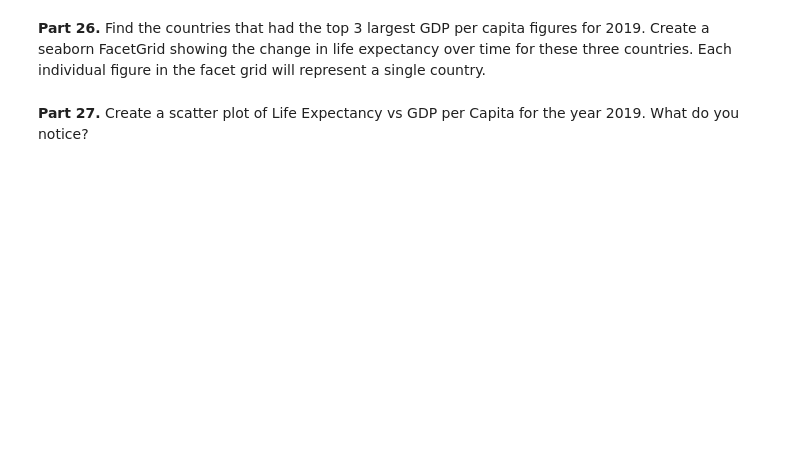
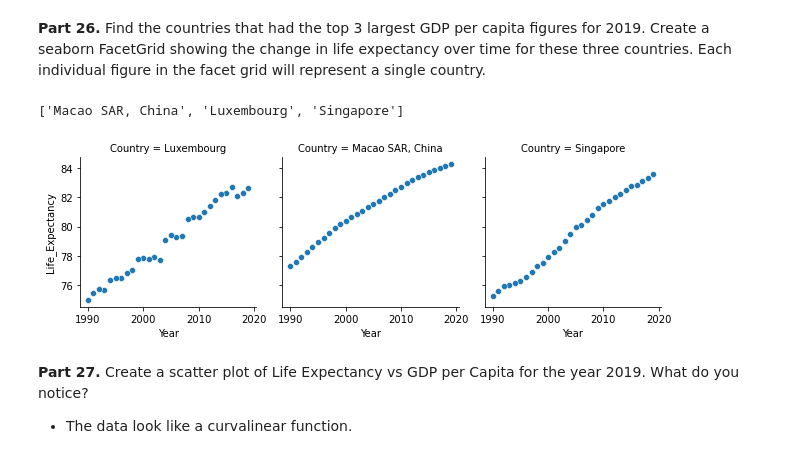
Before and after one commit to Claytor/exploratory_analysis_of_un_data, a Jupyter notebook: notebooks/UN Data Exploration.ipynb, the cells around one changed output. Drawn from its saved outputs; the diff is of its cells as text; code cells hidden in the pictures; blank space fills up the shorter version.

```diff
--- a/notebooks/UN Data Exploration.ipynb
+++ b/notebooks/UN Data Exploration.ipynb
@@ -415,2 +476,5 @@ life_expectancy.info()
 # %% [markdown]
 **Part 25.** Create a new DataFrame, named `gdp_le_2019` by extracting data for the year 2019 from `gdp_le`. How many countries have a life expectancy of at least 80 in 2019?
+# %%
+gdp_le_2019 = gdp_le[gdp_le['Year'] == 2019]
+gdp_le_2019
@@ -417,4 +495,16 @@ life_expectancy.info()
 # %% [markdown]
 **Part 26.** Find the countries that had the top 3 largest GDP per capita figures for 2019. Create a seaborn FacetGrid showing the change in life expectancy over time for these three countries. Each individual figure in the facet grid will represent a single country.
+# %%
+top_3_gdp = gdp_le_2019.nlargest(3, 'GDP_Per_Capita')['Country'].to_list()
+top_3_gdp
+# %% [output]
+['Macao SAR, China', 'Luxembourg', 'Singapore']
+# %%
+g = sns.FacetGrid(data = gdp_le[gdp_le['Country'].isin(top_3_gdp)],
+             col = 'Country')
+g.map(sns.scatterplot, 'Year', 'Life_Expectancy');
+# %% [output]
+[figure, added]
 # %% [markdown]
 **Part 27.** Create a scatter plot of Life Expectancy vs GDP per Capita for the year 2019. What do you notice?
+- The data look like a curvalinear function.
```
Also changed, not shown: parts of 48 cells of this notebook.
